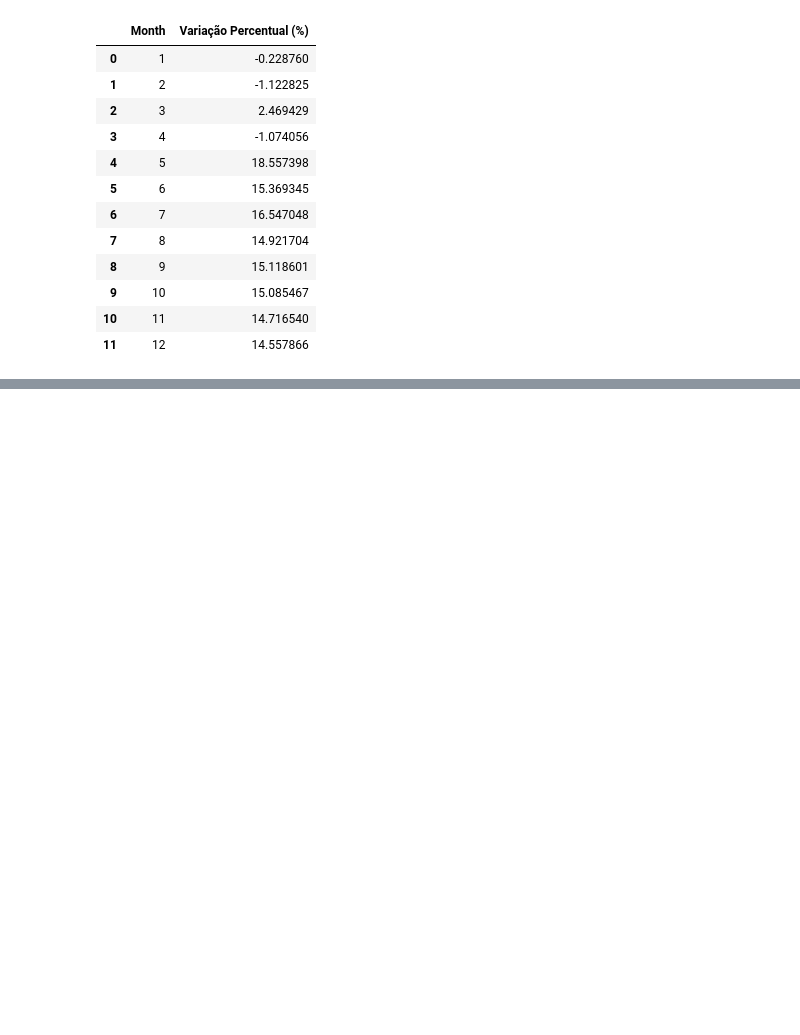
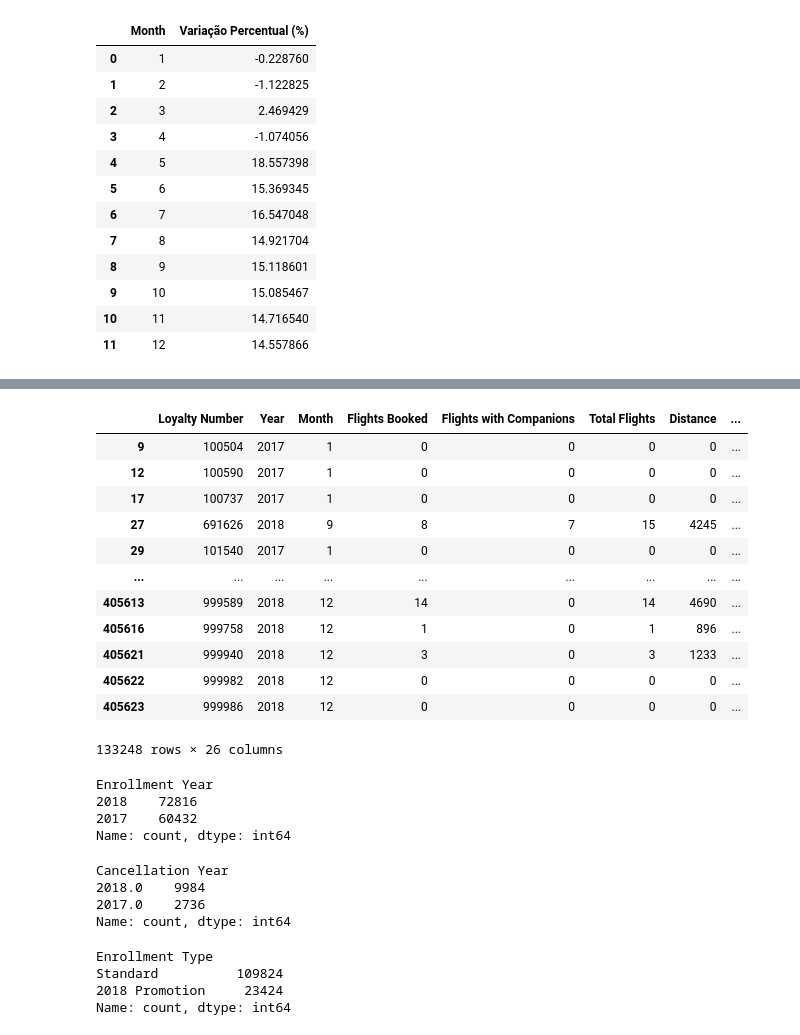
Before and after one commit to djalmarodriguess/Analise_Campanha_de_Marketing, a Jupyter notebook: main.ipynb, the cells around one changed output, grey strips where cells are left out. Saved outputs shown, nothing was run; the diff lists cells and outputs as text; code cells hidden in the pictures; blank space fills up the shorter version.

```diff
--- a/main.ipynb
+++ b/main.ipynb
@@ -444,0 +485,40 @@ aux3.groupby('Month')['Variação Percentual (%)'].sum().reset_index()
+# %%
+import datetime as dt
+# Supondo que merged_data é o nome do seu DataFrame
+merged_data = merged_data.loc[(merged_data['Date'].dt.year == 2017) | (merged_data['Date'].dt.year == 2018)]
+merged_data
+# %% [output]
+|  | Loyalty Number | Year | Month | Flights Booked | Flights with Companions | Total Flights | Distance | ... |
+| 9 | 100504 | 2017 | 1 | 0 | 0 | 0 | 0 | ... |
+| 12 | 100590 | 2017 | 1 | 0 | 0 | 0 | 0 | ... |
+| 17 | 100737 | 2017 | 1 | 0 | 0 | 0 | 0 | ... |
+| 27 | 691626 | 2018 | 9 | 8 | 7 | 15 | 4245 | ... |
+| 29 | 101540 | 2017 | 1 | 0 | 0 | 0 | 0 | ... |
+| ... | ... | ... | ... | ... | ... | ... | ... | ... |
+| 405613 | 999589 | 2018 | 12 | 14 | 0 | 14 | 4690 | ... |
+| 405616 | 999758 | 2018 | 12 | 1 | 0 | 1 | 896 | ... |
+| 405621 | 999940 | 2018 | 12 | 3 | 0 | 3 | 1233 | ... |
+| 405622 | 999982 | 2018 | 12 | 0 | 0 | 0 | 0 | ... |
+| 405623 | 999986 | 2018 | 12 | 0 | 0 | 0 | 0 | ... |
+133248 rows × 26 columns
+# %%
+merged_data['Enrollment Year'].value_counts()
+# %% [output]
+Enrollment Year
+2018    72816
+2017    60432
+Name: count, dtype: int64
+# %%
+merged_data['Cancellation Year'].value_counts()
+# %% [output]
+Cancellation Year
+2018.0    9984
+2017.0    2736
+Name: count, dtype: int64
+# %%
+merged_data['Enrollment Type'].value_counts()
+# %% [output]
+Enrollment Type
+Standard          109824
+2018 Promotion     23424
+Name: count, dtype: int64
```
Also changed, not shown: parts of 7 cells of this notebook.
